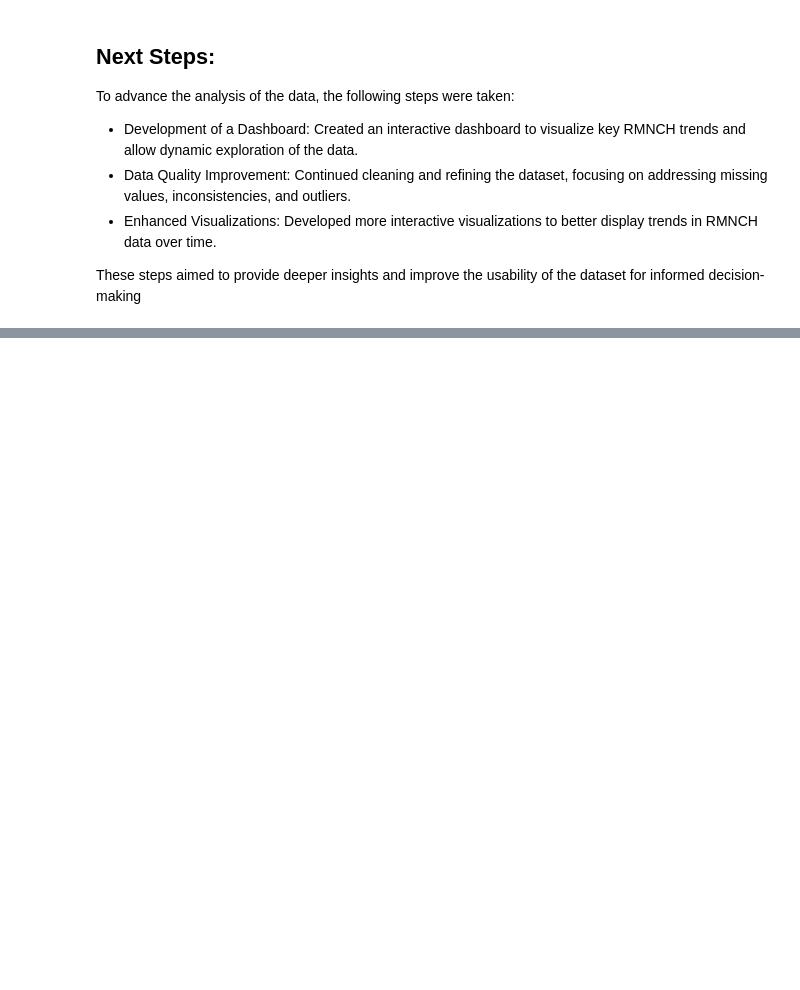
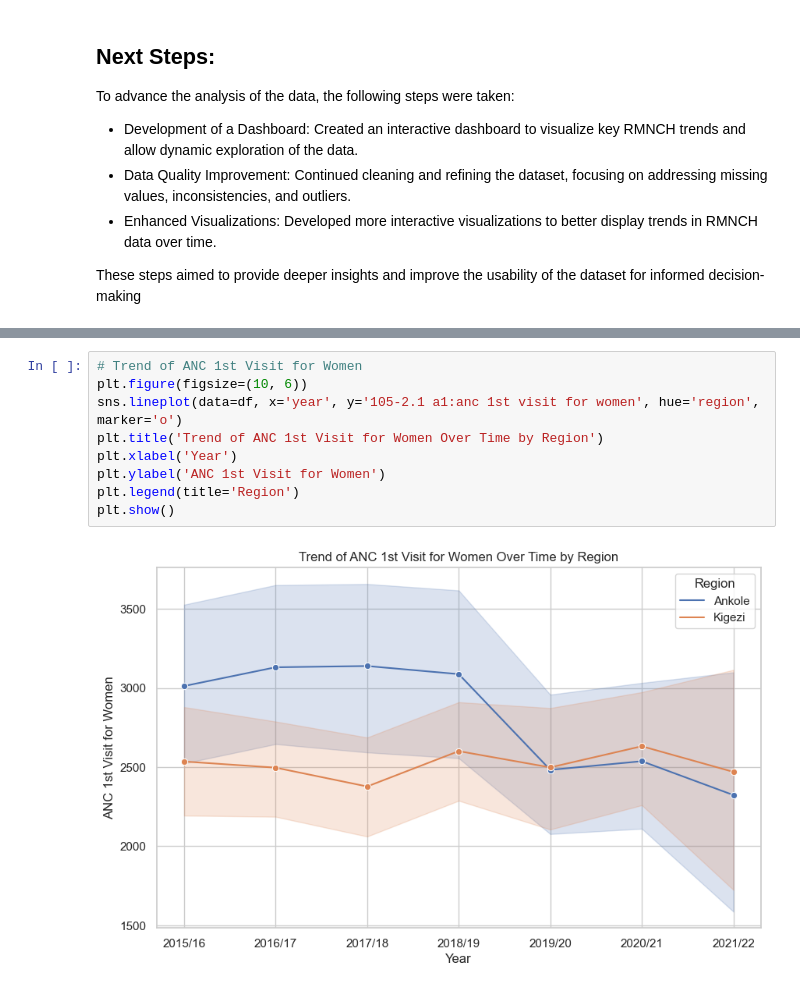
Before and after one commit to eobuluk/RMNCH-Data-Analysis-Trends-in-Maternal-and-Child-Health-in-Southwest-Uganda, a Jupyter notebook: Reproductive, Maternal, Newborn, and Child Health Data Analysis - Southwest Uganda.ipynb, the cells around one changed output, grey strips where cells are left out. Cells and saved outputs as stored; diff of their text form; blank space fills up the shorter version.

```diff
--- a/Reproductive, Maternal, Newborn, and Child Health Data Analysis - Southwest Uganda.ipynb
+++ b/Reproductive, Maternal, Newborn, and Child Health Data Analysis - Southwest Uganda.ipynb
@@ -219,0 +231,11 @@ These steps aimed to provide deeper insights and improve the usability of the da
+# %%
+# Trend of ANC 1st Visit for Women
+plt.figure(figsize=(10, 6))
+sns.lineplot(data=df, x='year', y='105-2.1 a1:anc 1st visit for women', hue='region', marker='o')
+plt.title('Trend of ANC 1st Visit for Women Over Time by Region')
+plt.xlabel('Year')
+plt.ylabel('ANC 1st Visit for Women')
+plt.legend(title='Region')
+plt.show()
+# %% [output]
+[figure, added]
```
Also changed, not shown: parts of 11 cells of this notebook.
